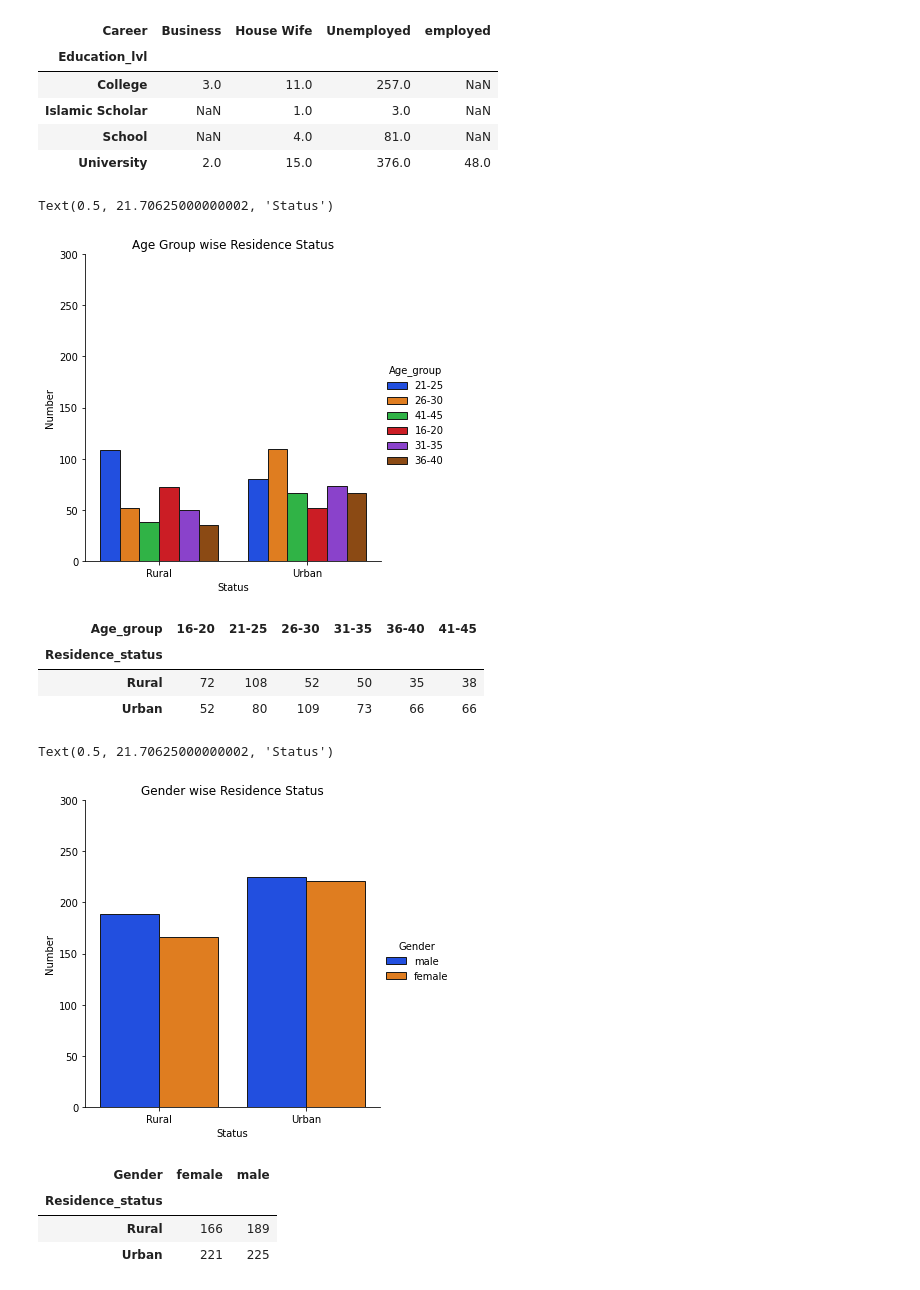
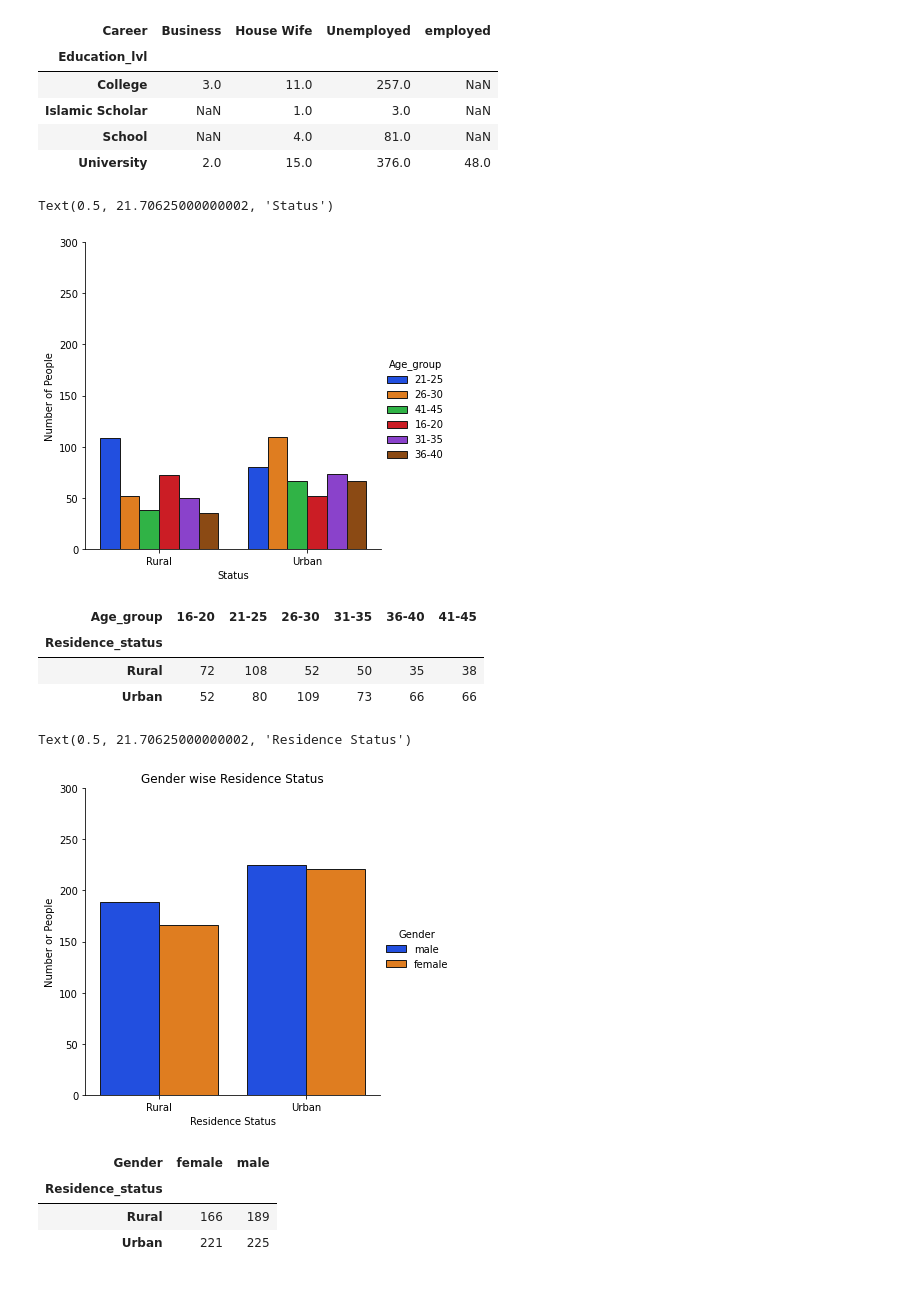
Before and after one commit to Obaid-Ullah/dataSci, a Jupyter notebook: EDA_schi/schizophrenia/intro_shizo.ipynb, the cells around one changed output. Saved outputs shown, nothing was run; the diff lists cells and outputs as text; code cells hidden in the pictures.

```diff
--- a/EDA_schi/schizophrenia/intro_shizo.ipynb
+++ b/EDA_schi/schizophrenia/intro_shizo.ipynb
@@ -124,20 +126,20 @@ n_by_state.unstack()
 # %%
 # Publication Ready graph 3
 from tkinter.font import BOLD
 from tkinter.ttk import Style
 from turtle import title
 
 
 sns.catplot(x='Residence_status', hue="Age_group", kind="count",
             palette="bright", edgecolor=".10",
             data=df_shi)
-plt.title('Age Group wise Residence Status')
+plt.title('')
 plt.ylim(0,300)
-plt.ylabel('Number')
+plt.ylabel('Number of People')
 plt.xlabel('Status')
 # %% [output]
 Text(0.5, 21.70625000000002, 'Status')
-[figure, old version]
+[figure, new version]
 # %%
 # Publication Ready Graph-3 (Statistics)
 n_by_state = df_shi.groupby(["Residence_status",'Age_group'])["Age_group"].count()
@@ -159,11 +161,11 @@ sns.catplot(x='Residence_status', hue="Gender", kind="count",
             data=df_shi)
 plt.title('Gender wise Residence Status')
 plt.ylim(0,300)
-plt.ylabel('Number')
-plt.xlabel('Status')
+plt.ylabel('Number or People')
+plt.xlabel('Residence Status')
 # %% [output]
-Text(0.5, 21.70625000000002, 'Status')
+Text(0.5, 21.70625000000002, 'Residence Status')
-[figure, old version]
+[figure, new version]
 # %%
 # Publication Ready Graph-4 (Statistics)
 n_by_state = df_shi.groupby(["Residence_status",'Gender'])["Age_group"].count()
```
Also changed, not shown: parts of 13 cells of this notebook, 3 other files.
